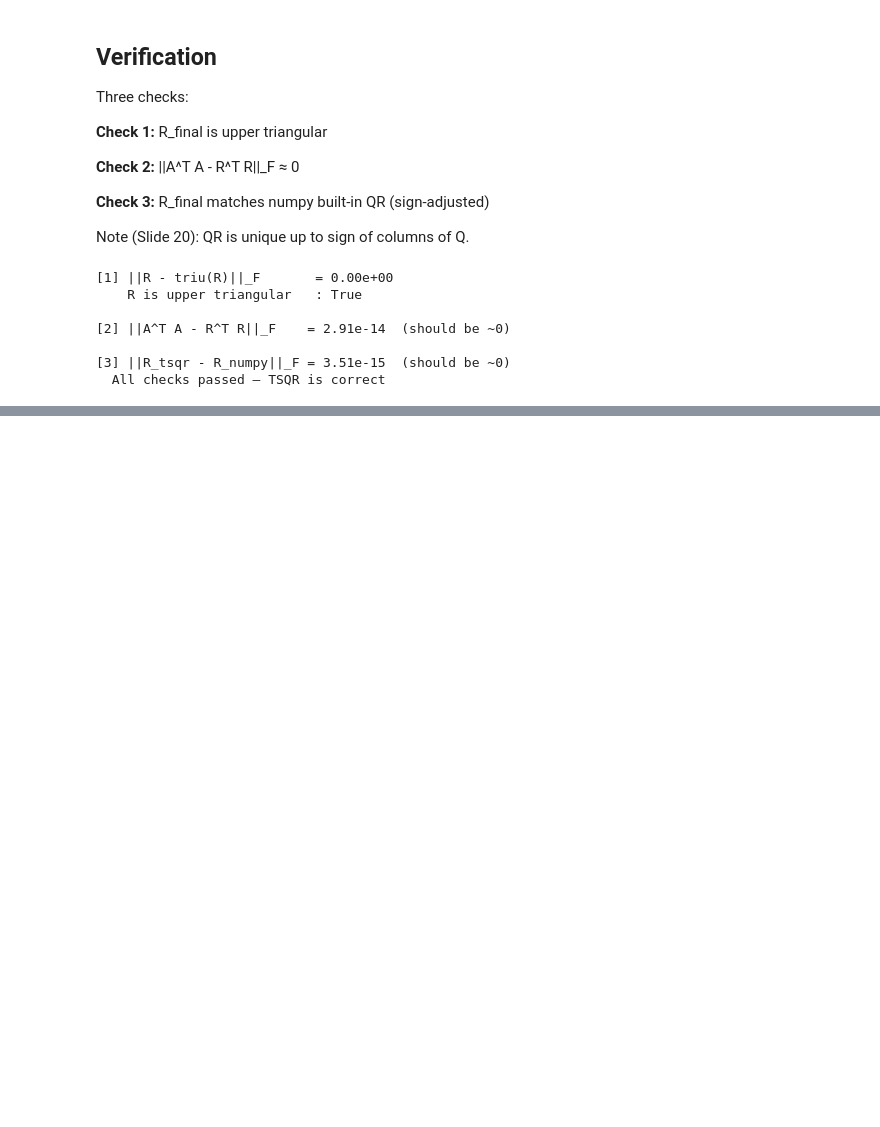
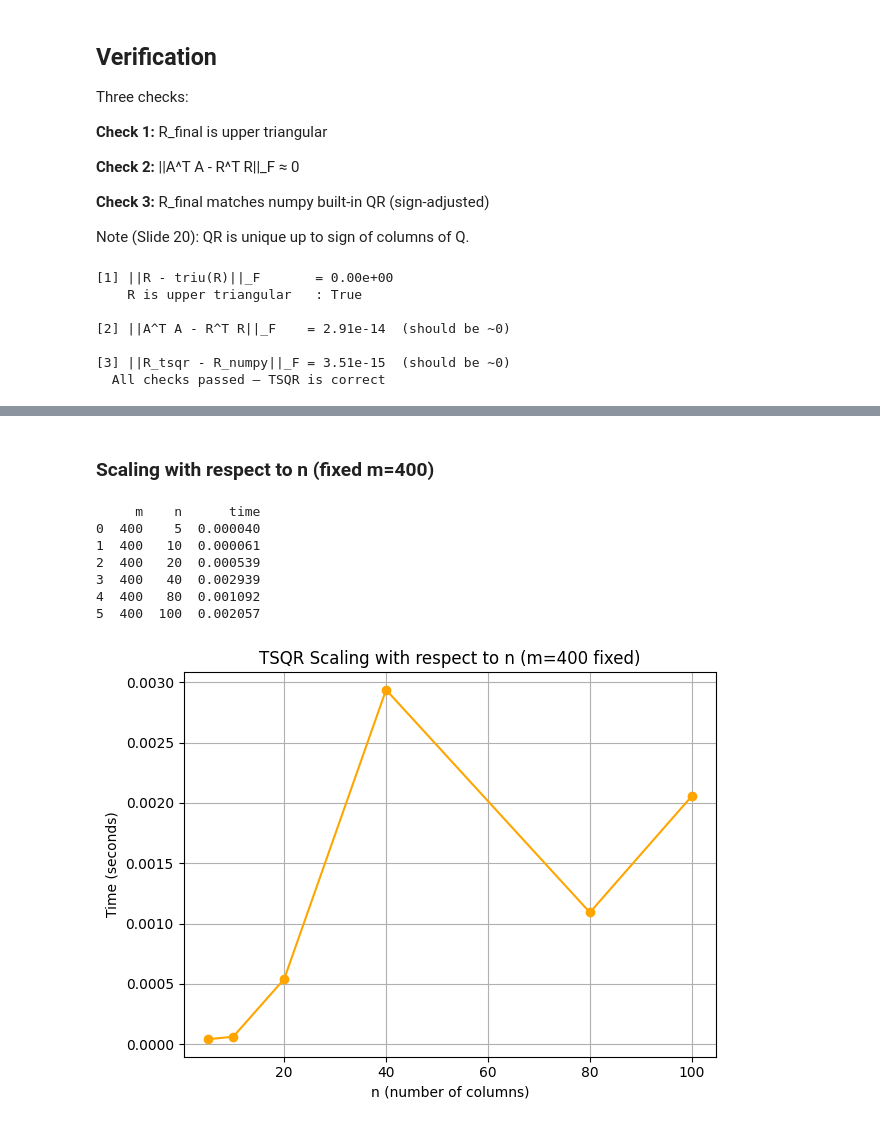
Before and after one commit to XinyueNiu111/Ass1-CAQR, a Jupyter notebook: python/tsqr.ipynb, the cells around one changed output, grey strips where cells are left out. Cells and saved outputs as stored; diff of their text form; code cells hidden in the pictures; blank space fills up the shorter version.

```diff
--- a/python/tsqr.ipynb
+++ b/python/tsqr.ipynb
@@ -189,0 +223,24 @@ else:
+# %% [markdown]
+### Scaling with respect to n (fixed m=400)
+# %%
+df_n = pd.read_csv('/Users/niuxinyue/Ass1-CAQR/tsqr_c/scale_n.csv')
+print(df_n)
+
+plt.figure()
+plt.plot(df_n['n'], df_n['time'], marker='o', color='orange')
+plt.xlabel('n (number of columns)')
+plt.ylabel('Time (seconds)')
+plt.title('TSQR Scaling with respect to n (m=400 fixed)')
+plt.grid(True)
+plt.tight_layout()
+plt.savefig('scaling_n.png', dpi=150)
+plt.show()
+# %% [output]
+     m    n      time
+0  400    5  0.000040
+1  400   10  0.000061
+2  400   20  0.000539
+3  400   40  0.002939
+4  400   80  0.001092
+5  400  100  0.002057
+[figure, added]
```
Also changed, not shown: parts of 3 cells of this notebook, 5 other files.
